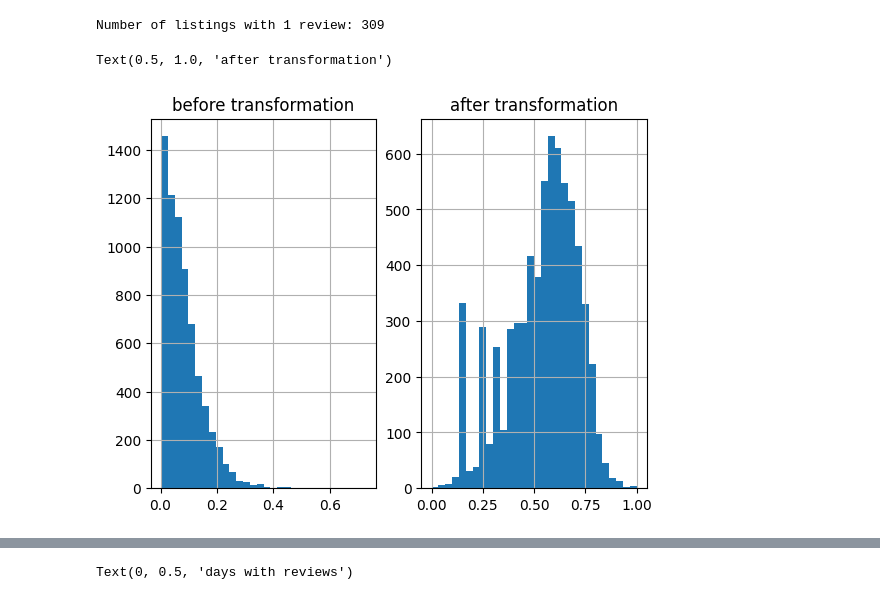
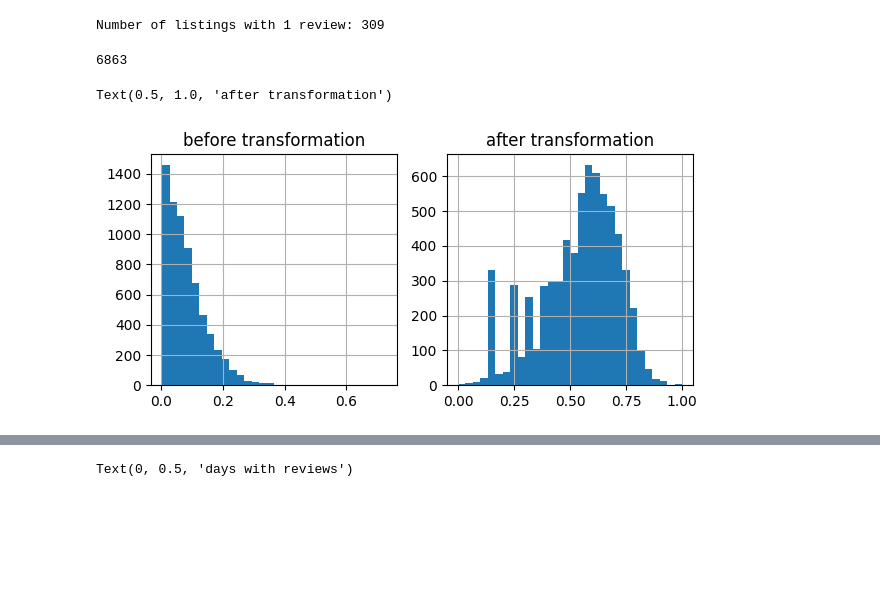
Before and after one commit to sakshi1989/DSBA_6211_Airbnb_Nashville, a Jupyter notebook: Question 3 (Emil & Rich)/dependent_var_es.ipynb, the cells around one changed output, grey strips where cells are left out. Saved outputs shown, nothing was run; the diff lists cells and outputs as text; code cells hidden in the pictures; blank space fills up the shorter version.

```diff
--- a/Question 3 (Emil & Rich)/dependent_var_es.ipynb
+++ b/Question 3 (Emil & Rich)/dependent_var_es.ipynb
@@ -197,23 +197,28 @@ df_listings['reviews_per_day'] = df_listings['number_of_reviews']/df_listings['d
 
 # remove listings with suspiciously many reviews
 df_listings = df_listings[df_listings['reviews_per_day'] < 1]
+# %%
+len(df_listings)
+# %% [output]
+6863
 # %%
 # log transform the reviews_per_day column
 df_listings['review_freq_dv'] = np.log((df_listings['reviews_per_day']+0.001))
-df_listings['review_freq_dv'] = (df_listings['review_freq_dv']-df_listings['review_freq_dv'].min())/(df_listings['review_freq_dv'].max()-df_listings['review_freq_dv'].min())
-# df_listings['review_freq_dv'] = np.log((df_listings['reviews_per_day']+0.001)/(df_listings['reviews_per_day']+0.001).max())
+df_listings['review_freq_dv'] = (df_listings['review_freq_dv']-df_listings['review_freq_dv'].min())/(
+                                df_listings['review_freq_dv'].max()-df_listings['review_freq_dv'].min())
 len(df_listings)
 
+plt.figure(figsize=(7,3))
 plt.subplot(1, 2, 1)
 df_listings['reviews_per_day'].hist(bins=30)
 plt.title('before transformation')
 
 plt.subplot(1, 2, 2)
 df_listings['review_freq_dv'].hist(bins=30)
 plt.title('after transformation')
 # %% [output]
 Text(0.5, 1.0, 'after transformation')
-[figure, old version]
+[figure, new version]
 # %%
 df_calendar_agg
 # %% [output]
```
Also changed, not shown: parts of 5 cells of this notebook, 1 other file.
